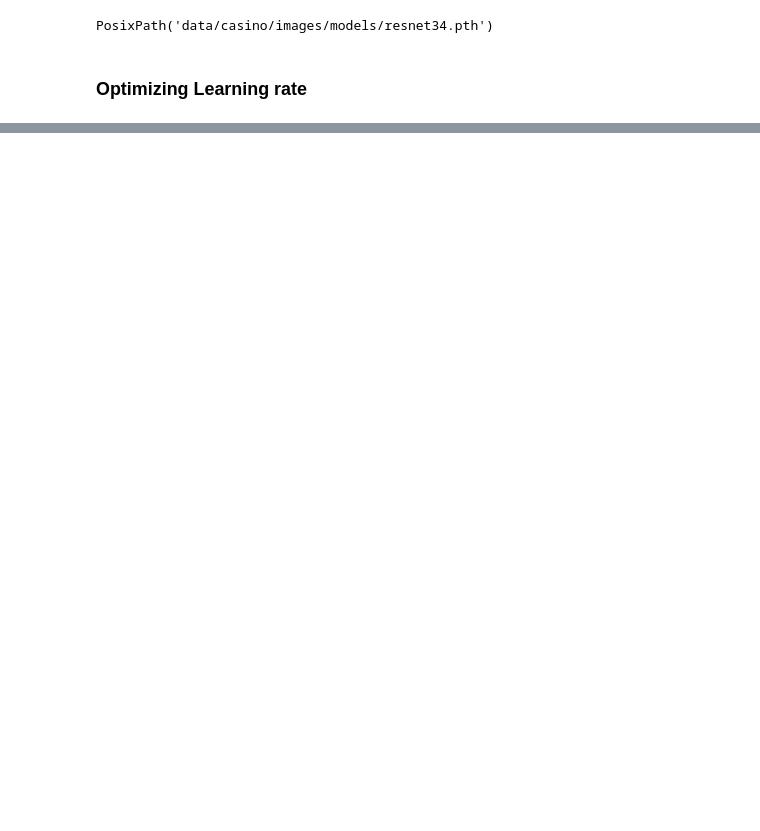
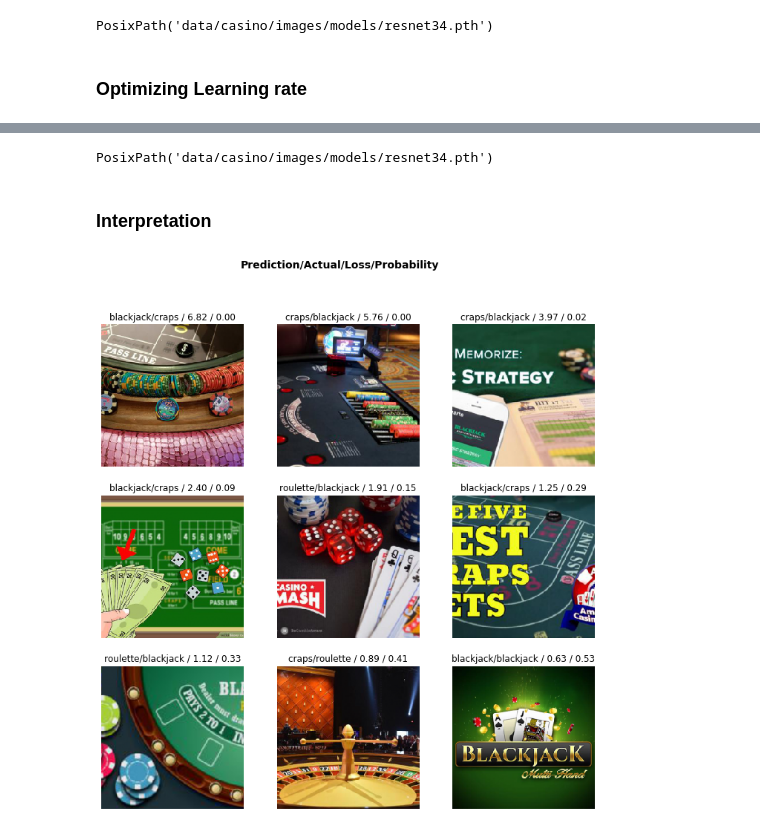
Before and after one commit to mdalvi/fast-ai-lessons, a Jupyter notebook: course-v3/nbs/dl1/lesson2_exercise.ipynb, the cells around one changed output, grey strips where cells are left out. Cells and saved outputs as stored; diff of their text form; code cells hidden in the pictures; blank space fills up the shorter version.

```diff
--- a/course-v3/nbs/dl1/lesson2_exercise.ipynb
+++ b/course-v3/nbs/dl1/lesson2_exercise.ipynb
@@ -159,0 +165,15 @@ learn.recorder.plot_losses()
+# %%
+learn.save('resnet34', return_path=True)
+# %% [output]
+PosixPath('data/casino/images/models/resnet34.pth')
+# %% [markdown]
+### Interpretation
+# %%
+learn = cnn_learner(dataset, vision_models.resnet34, metrics=[error_rate])
+learn.load('resnet34');
+# %%
+cls_interpreter = ClassificationInterpretation.from_learner(learn)
+# %%
+cls_interpreter.plot_top_losses(k=9, figsize=(12, 12))
+# %% [output]
+[figure, added]
```
Also changed, not shown: parts of 40 cells of this notebook, 1 other file.
